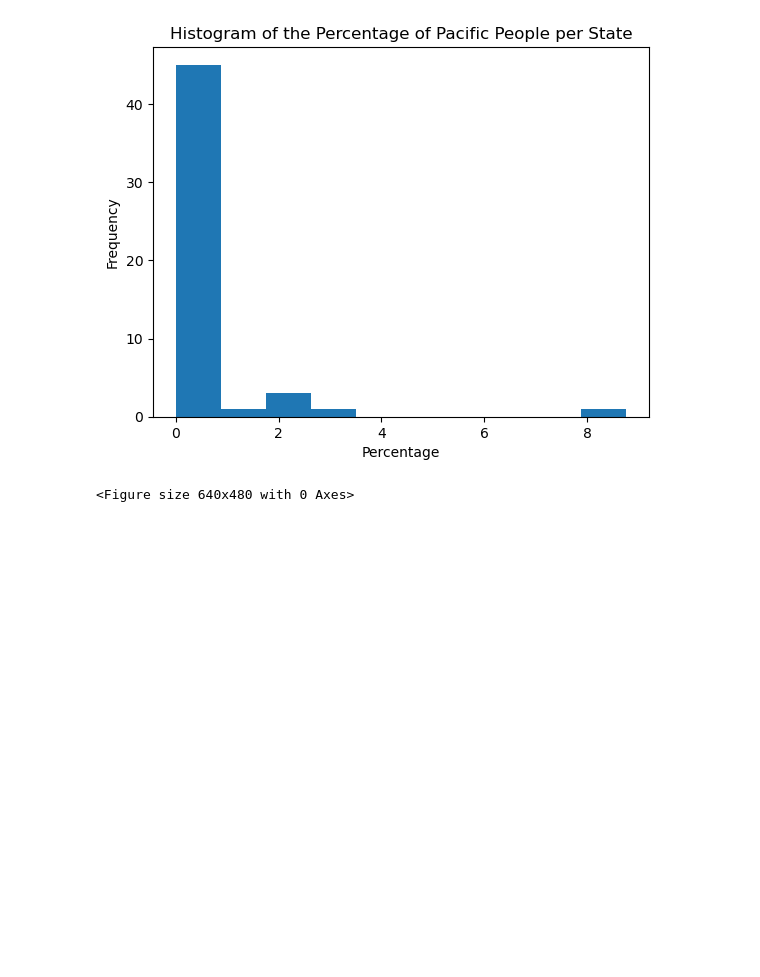
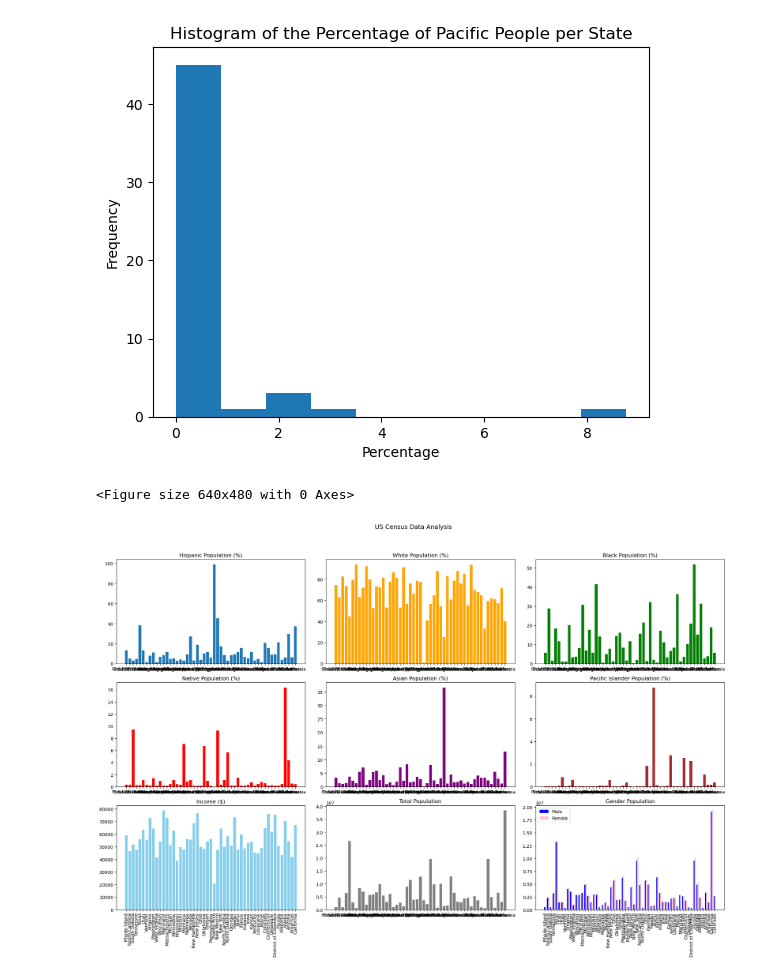
Before and after one commit to ZahraKiashemshaki/Cleaning-US-Census-Data., a Jupyter notebook: US Census Data..ipynb, the cells around one changed output. Cells and saved outputs as stored; diff of their text form; code cells hidden in the pictures; blank space fills up the shorter version.

```diff
--- a/US Census Data..ipynb
+++ b/US Census Data..ipynb
@@ -271,3 +318,60 @@ for race in ['Hispanic', 'White', 'Black', 'Native', 'Asian', 'Pacific']:
 [figure]
 [figure]
 <Figure size 640x480 with 0 Axes>
+# %%
+# Handle missing values in FemalePop before converting to int
+us_census['FemalePop'] = us_census['FemalePop'].replace('', np.nan).astype(float)
+us_census['FemalePop'] = us_census['FemalePop'].fillna(0).astype(int)
+# %%
+# Set up subplots
+fig, axes = plt.subplots(nrows=3, ncols=3, figsize=(20, 14))
+fig.suptitle('US Census Data Analysis', fontsize=14)
+
+# Plot Hispanic population
+axes[0, 0].bar(us_census['State'], us_census['Hispanic'])
+axes[0, 0].set_title('Hispanic Population (%)')
+
+# Plot White population
+axes[0, 1].bar(us_census['State'], us_census['White'], color='orange')
+axes[0, 1].set_title('White Population (%)')
+
+# Plot Black population
+axes[0, 2].bar(us_census['State'], us_census['Black'], color='green')
+axes[0, 2].set_title('Black Population (%)')
+
+# Plot Native population
+axes[1, 0].bar(us_census['State'], us_census['Native'], color='red')
+axes[1, 0].set_title('Native Population (%)')
+
+# Plot Asian population
+axes[1, 1].bar(us_census['State'], us_census['Asian'], color='purple')
+axes[1, 1].set_title('Asian Population (%)')
+
+# Plot Pacific population
+axes[1, 2].bar(us_census['State'], us_census['Pacific'], color='brown')
+axes[1, 2].set_title('Pacific Islander Population (%)')
+
+# Plot Income
+axes[2, 0].bar(us_census['State'], us_census['Income'], color='skyblue')
+axes[2, 0].set_title('Income ($)')
+axes[2, 0].tick_params(axis='x', rotation=90)
+
+# Plot Total Population
+axes[2, 1].bar(us_census['State'], us_census['TotalPop'], color='gray')
+axes[2, 1].set_title('Total Population')
+
+# Plot GenderPop (Male vs Female)
+ind = np.arange(len(us_census))
+width = 0.4
+axes[2, 2].bar(ind - width/2, us_census['MalePop'], width, label='Male', color='blue')
+axes[2, 2].bar(ind + width/2, us_census['FemalePop'], width, label='Female', color='pink')
+axes[2, 2].set_title('Gender Population')
+axes[2, 2].set_xticks(ind)
+axes[2, 2].set_xticklabels(us_census['State'], rotation=90)
+axes[2, 2].legend()
+
+# Adjust layout
+plt.tight_layout(rect=[0, 0, 1, 0.95])
+plt.show()
+# %% [output]
+[figure, added]
```
Also changed, not shown: parts of 16 cells of this notebook.
